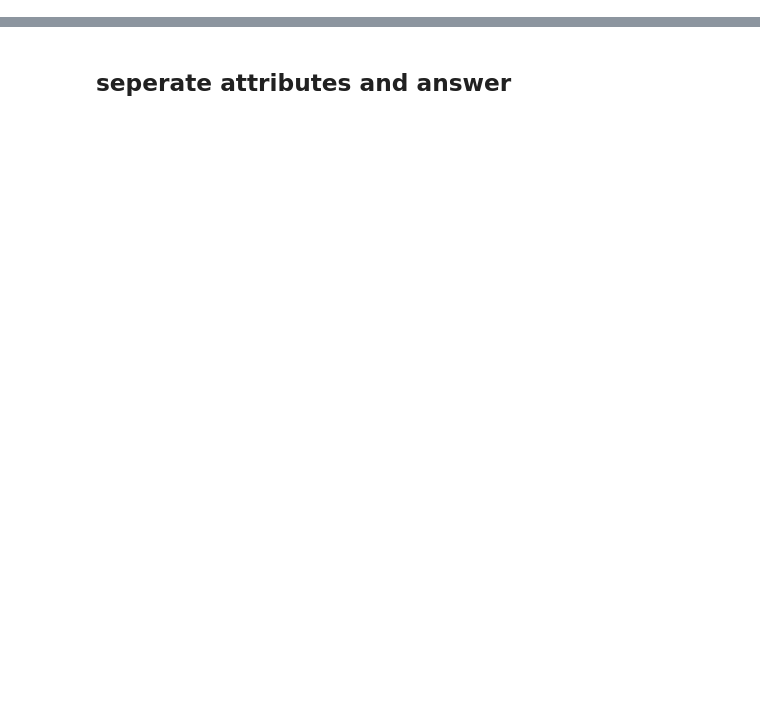
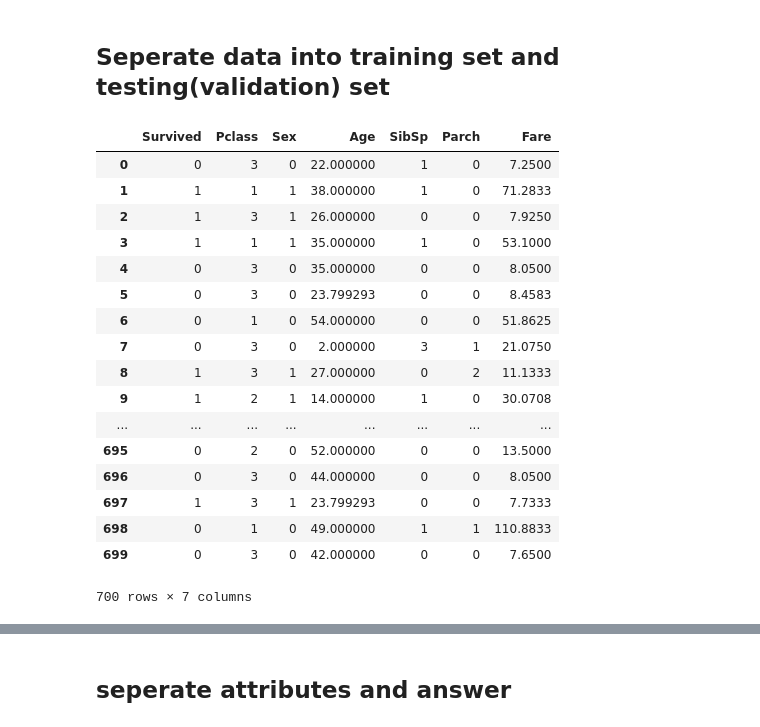
Before and after one commit to kevin110604/FDA-practice-Decision-Tree, a Jupyter notebook: decision_tree_sklearn.ipynb, the cells around one changed output, grey strips where cells are left out. Cells and saved outputs as stored; diff of their text form; code cells hidden in the pictures; blank space fills up the shorter version.

```diff
--- a/decision_tree_sklearn.ipynb
+++ b/decision_tree_sklearn.ipynb
@@ -20,0 +69,7 @@ df.head()
+# %%
+age = df['Age']
+avgage = age.sum(axis = 0, skipna = True) /len(age)
+df['Age'].fillna(avgage, inplace = True)
+# %%
+df = df.drop('Cabin', axis = 1)
+df = df.drop('Embarked', axis = 1)
@@ -20,0 +90,4 @@ df.head()
+# %%
+sex_map = {'male' : 0, 'female' :1}
+df['Sex'] = df['Sex'].map(sex_map)
+df.head()
@@ -20,0 +101,24 @@ df.head()
+# %% [markdown]
+## Seperate data into training set and testing(validation) set
+# %%
+df_train = df[:700]
+df_train
+# %% [output]
+|  | Survived | Pclass | Sex | Age | SibSp | Parch | Fare |
+| 0 | 0 | 3 | 0 | 22.000000 | 1 | 0 | 7.2500 |
+| 1 | 1 | 1 | 1 | 38.000000 | 1 | 0 | 71.2833 |
+| 2 | 1 | 3 | 1 | 26.000000 | 0 | 0 | 7.9250 |
+| 3 | 1 | 1 | 1 | 35.000000 | 1 | 0 | 53.1000 |
+| 4 | 0 | 3 | 0 | 35.000000 | 0 | 0 | 8.0500 |
+| 5 | 0 | 3 | 0 | 23.799293 | 0 | 0 | 8.4583 |
+| 6 | 0 | 1 | 0 | 54.000000 | 0 | 0 | 51.8625 |
+| 7 | 0 | 3 | 0 | 2.000000 | 3 | 1 | 21.0750 |
+| 8 | 1 | 3 | 1 | 27.000000 | 0 | 2 | 11.1333 |
+| 9 | 1 | 2 | 1 | 14.000000 | 1 | 0 | 30.0708 |
+| ... | ... | ... | ... | ... | ... | ... | ... |
+| 695 | 0 | 2 | 0 | 52.000000 | 0 | 0 | 13.5000 |
+| 696 | 0 | 3 | 0 | 44.000000 | 0 | 0 | 8.0500 |
+| 697 | 1 | 3 | 1 | 23.799293 | 0 | 0 | 7.7333 |
+| 698 | 0 | 1 | 0 | 49.000000 | 1 | 1 | 110.8833 |
+| 699 | 0 | 3 | 0 | 42.000000 | 0 | 0 | 7.6500 |
+700 rows × 7 columns
```
Also changed, not shown: parts of 26 cells of this notebook.
